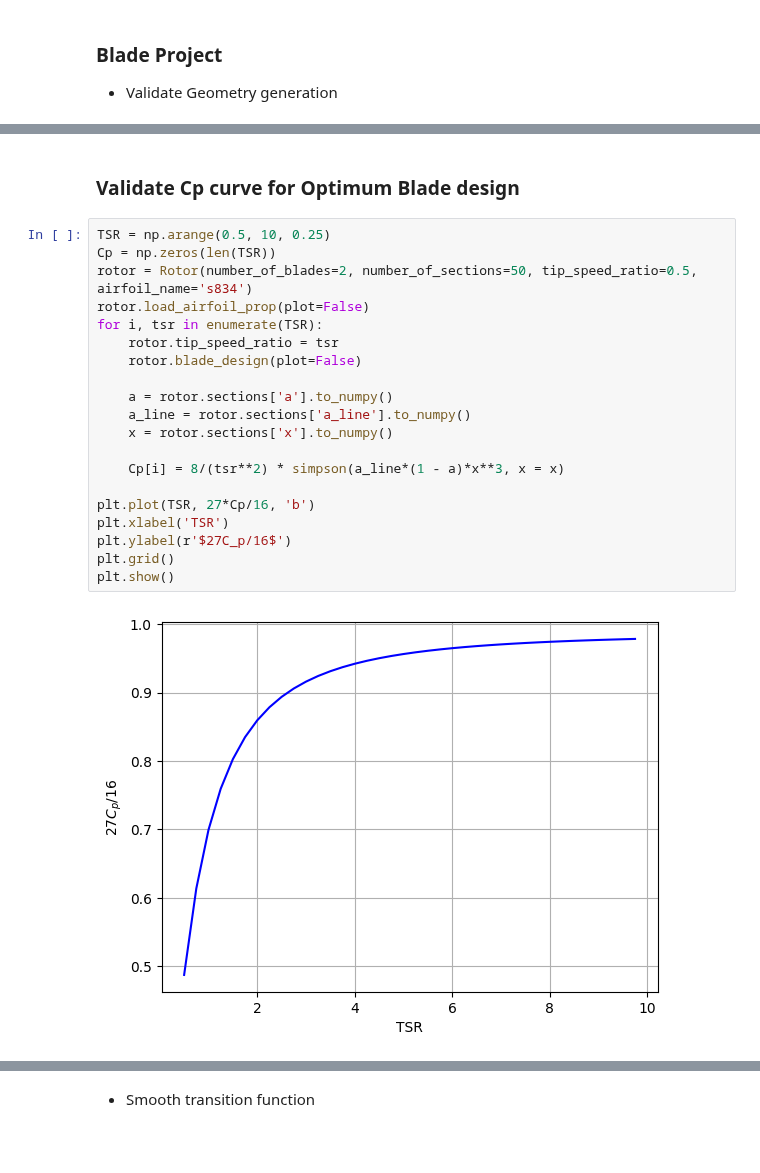
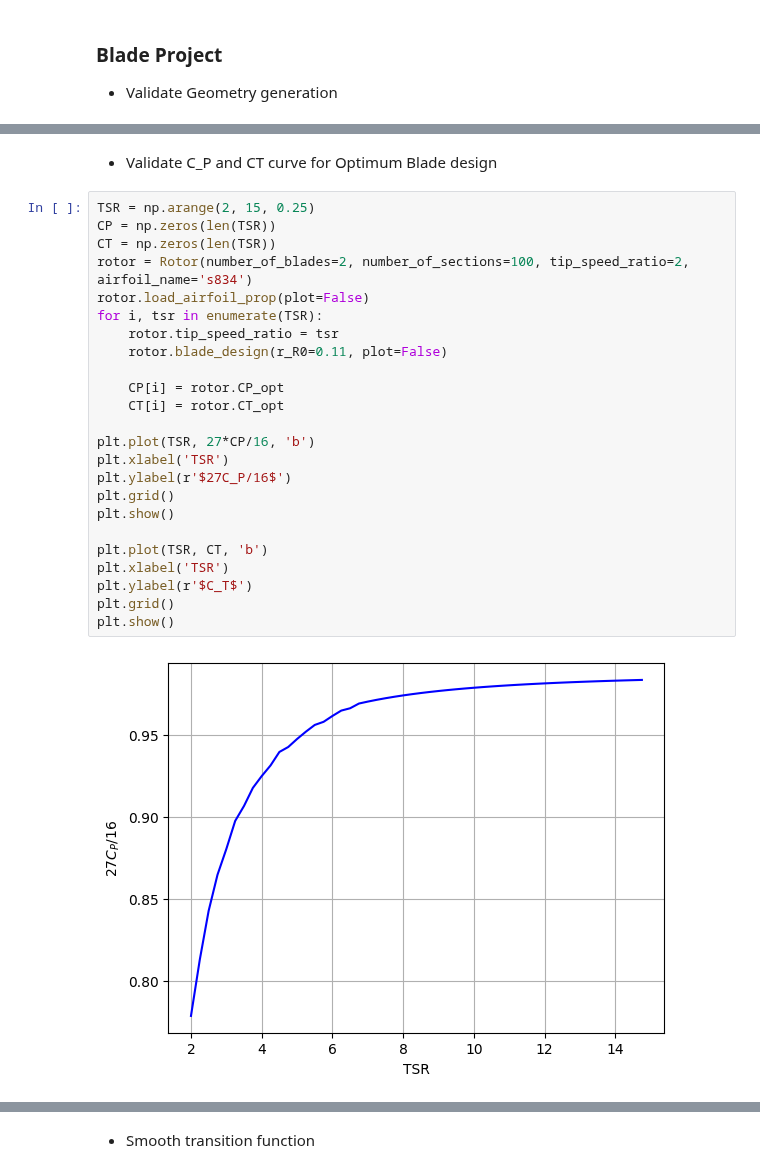
Before and after one commit to Widmark-Kaue/BEMT, a Jupyter notebook: case.ipynb, the cells around one changed output, grey strips where cells are left out. Saved outputs shown, nothing was run; the diff lists cells and outputs as text; blank space fills up the shorter version.

```diff
--- a/case.ipynb
+++ b/case.ipynb
@@ -60,24 +69,28 @@ print(np.round(error*100, 3))
 # %% [markdown]
-### Validate Cp curve for Optimum Blade design
+- Validate C_P and CT curve for Optimum Blade design
 # %%
-TSR = np.arange(0.5, 10, 0.25)
-Cp = np.zeros(len(TSR))
-rotor = Rotor(number_of_blades=2, number_of_sections=50, tip_speed_ratio=0.5, airfoil_name='s834')
+TSR = np.arange(2, 15, 0.25)
+CP = np.zeros(len(TSR))
+CT = np.zeros(len(TSR))
+rotor = Rotor(number_of_blades=2, number_of_sections=100, tip_speed_ratio=2, airfoil_name='s834')
 rotor.load_airfoil_prop(plot=False)
 for i, tsr in enumerate(TSR):
     rotor.tip_speed_ratio = tsr
-    rotor.blade_design(plot=False)
+    rotor.blade_design(r_R0=0.11, plot=False)
 
-    a = rotor.sections['a'].to_numpy()
-    a_line = rotor.sections['a_line'].to_numpy()
-    x = rotor.sections['x'].to_numpy()
+    CP[i] = rotor.CP_opt
+    CT[i] = rotor.CT_opt
 
-    Cp[i] = 8/(tsr**2) * simpson(a_line*(1 - a)*x**3, x = x)
-
-plt.plot(TSR, 27*Cp/16, 'b')
+plt.plot(TSR, 27*CP/16, 'b')
 plt.xlabel('TSR')
-plt.ylabel(r'$27C_p/16$')
+plt.ylabel(r'$27C_P/16$')
 plt.grid()
 plt.show()
+
+plt.plot(TSR, CT, 'b')
+plt.xlabel('TSR')
+plt.ylabel(r'$C_T$')
+plt.grid()
+plt.show()
 # %% [output]
-[figure, old version]
+[figure, new version]
```
Also changed, not shown: parts of 9 cells of this notebook.
